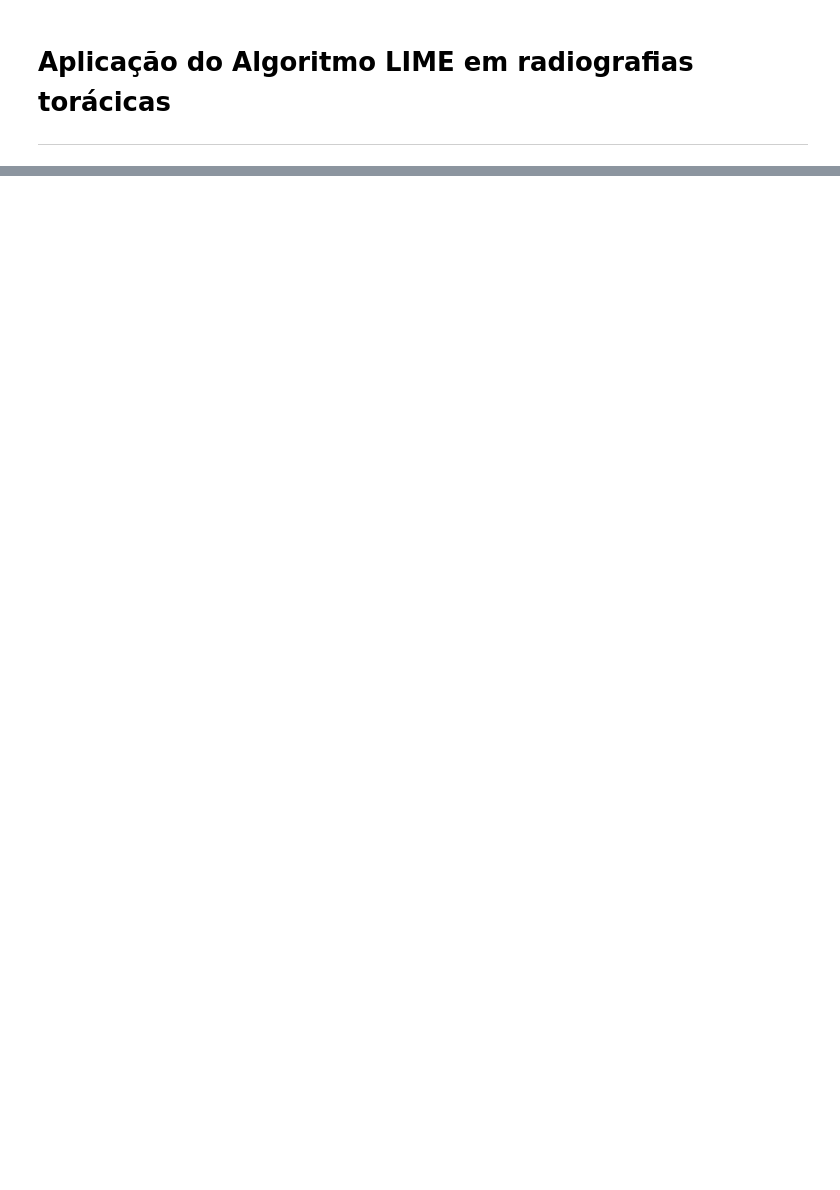
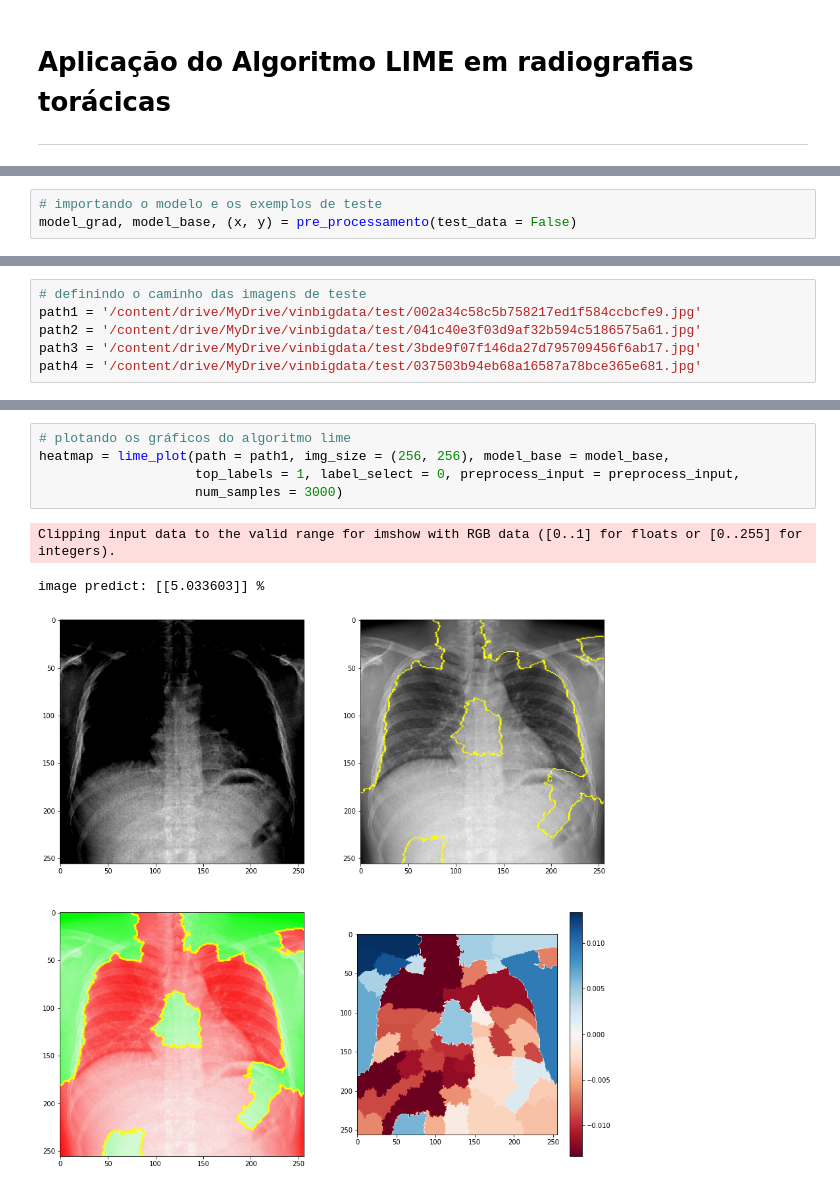
Before and after one commit to Alyssonmach/grad-cam-implementation, a Jupyter notebook: 5-lime-radiography-analysis.ipynb, the cells around one changed output, grey strips where cells are left out. Cells and saved outputs as stored; diff of their text form; blank space fills up the shorter version.

```diff
--- a/5-lime-radiography-analysis.ipynb
+++ b/5-lime-radiography-analysis.ipynb
@@ -588,0 +23,3 @@ real label: 1.0
+# %%
+# importando o modelo e os exemplos de teste
+model_grad, model_base, (x, y) = pre_processamento(test_data = False)
@@ -588,0 +47,6 @@ real label: 1.0
+# %%
+# definindo o caminho das imagens de teste
+path1 = '/content/drive/MyDrive/vinbigdata/test/002a34c58c5b758217ed1f584ccbcfe9.jpg'
+path2 = '/content/drive/MyDrive/vinbigdata/test/041c40e3f03d9af32b594c5186575a61.jpg'
+path3 = '/content/drive/MyDrive/vinbigdata/test/3bde9f07f146da27d795709456f6ab17.jpg'
+path4 = '/content/drive/MyDrive/vinbigdata/test/037503b94eb68a16587a78bce365e681.jpg'
@@ -588,0 +66,9 @@ real label: 1.0
+# %%
+# plotando os gráficos do algoritmo lime
+heatmap = lime_plot(path = path1, img_size = (256, 256), model_base = model_base,
+                    top_labels = 1, label_select = 0, preprocess_input = preprocess_input,
+                    num_samples = 3000)
+# %% [output]
+Clipping input data to the valid range for imshow with RGB data ([0..1] for floats or [0..255] for integers).
+image predict: [[5.033603]] %
+[figure, added]
```
Also changed, not shown: parts of 55 cells of this notebook.
